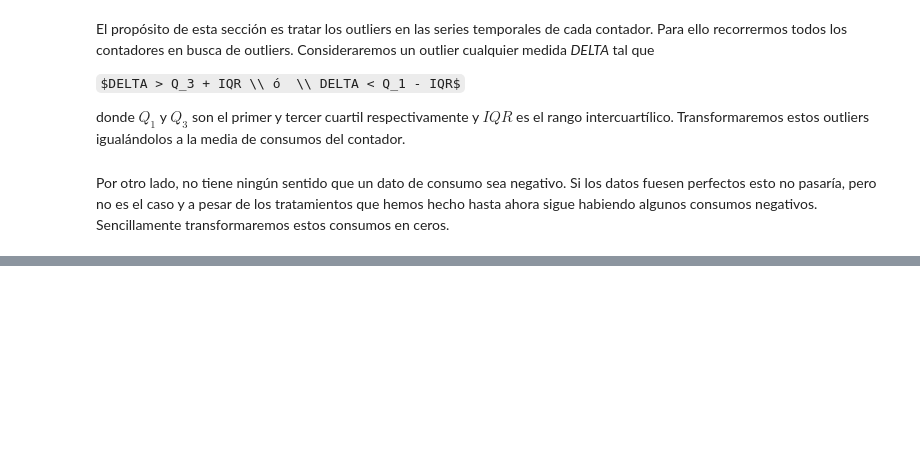
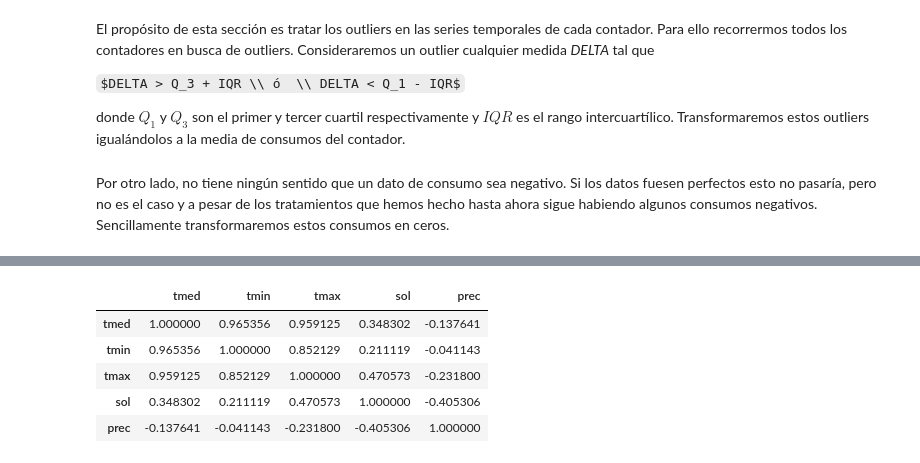
Before and after one commit to sgavela/water_footprint, a Jupyter notebook: prediction/script_prediccion.ipynb, the cells around one changed output, grey strips where cells are left out. Cells and saved outputs as stored; diff of their text form; code cells hidden in the pictures; some formulas as TeX source; blank space fills up the shorter version.

```diff
--- a/prediction/script_prediccion.ipynb
+++ b/prediction/script_prediccion.ipynb
@@ -424,0 +515,9 @@ for i in tqdm(dicc_tipos['tipo_2']):
+# %%
+temperatura_valencia[['tmed', 'tmin', 'tmax', 'sol', 'prec']].corr()
+# %% [output]
+|  | tmed | tmin | tmax | sol | prec |
+| tmed | 1.000000 | 0.965356 | 0.959125 | 0.348302 | -0.137641 |
+| tmin | 0.965356 | 1.000000 | 0.852129 | 0.211119 | -0.041143 |
+| tmax | 0.959125 | 0.852129 | 1.000000 | 0.470573 | -0.231800 |
+| sol | 0.348302 | 0.211119 | 0.470573 | 1.000000 | -0.405306 |
+| prec | -0.137641 | -0.041143 | -0.231800 | -0.405306 | 1.000000 |
```
Also changed, not shown: parts of 39 cells of this notebook.
